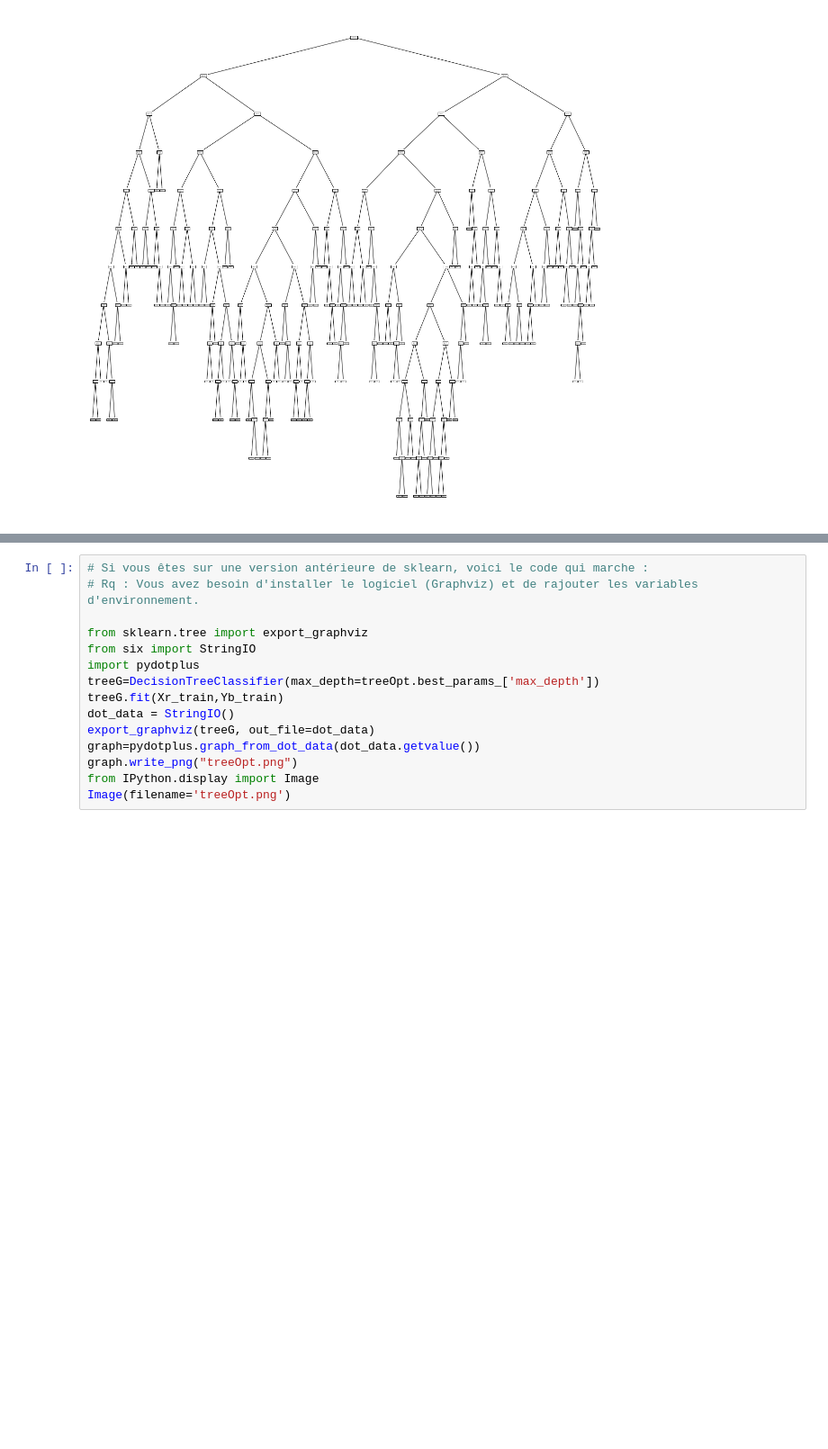
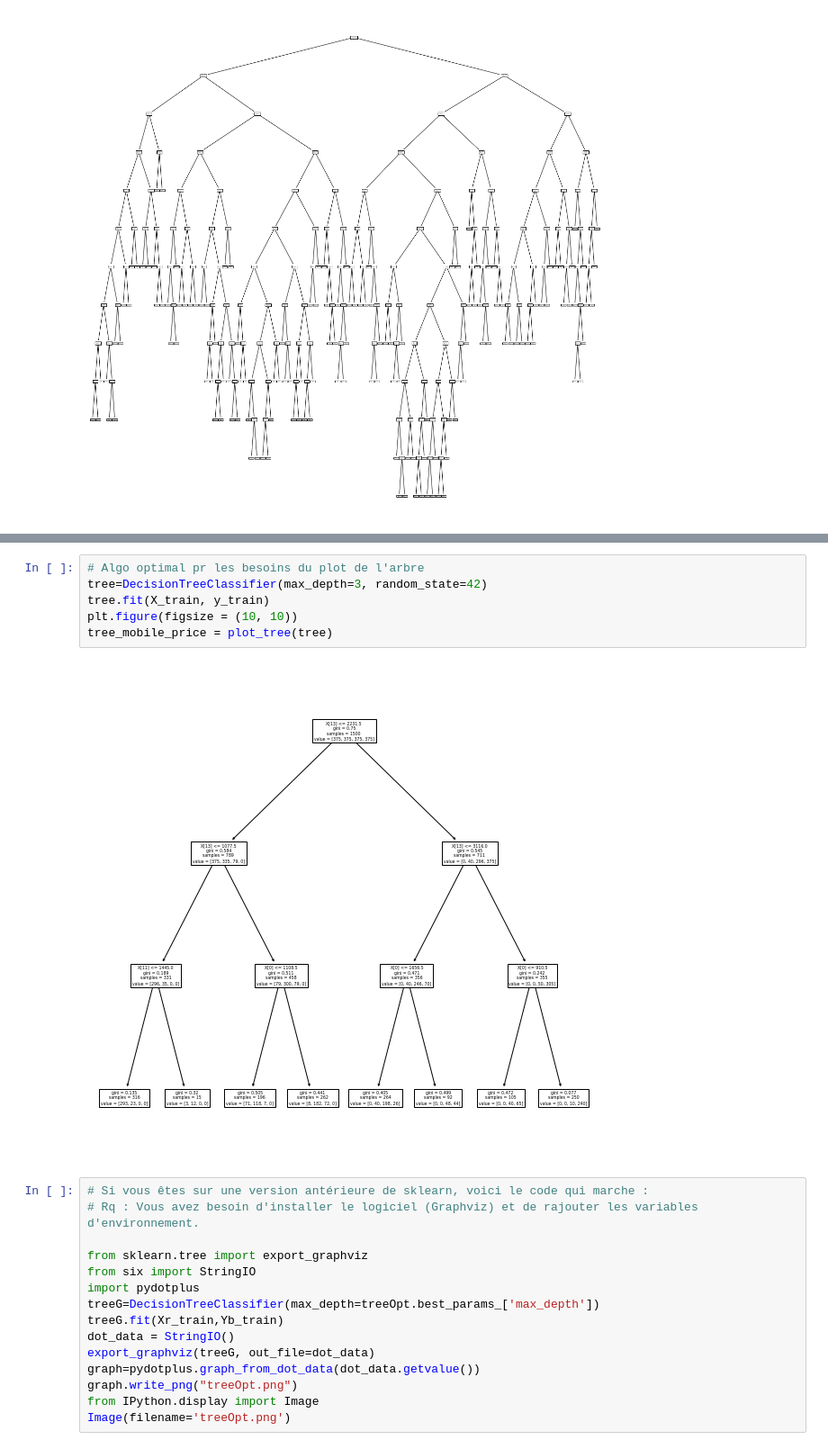
Before and after one commit to TsioryRa/Mobile_Price, a Jupyter notebook: mobile-prices-decicison-tree.ipynb, the cells around one changed output, grey strips where cells are left out. Shown at 90% size. Cells and saved outputs as stored; diff of their text form; blank space fills up the shorter version.

Commit message:
update decision tree

```diff
--- a/mobile-prices-decicison-tree.ipynb
+++ b/mobile-prices-decicison-tree.ipynb
@@ -313,3 +298,11 @@ Successfully installed pydotplus-2.0.2
+# %%
+# Algo optimal pr les besoins du plot de l'arbre
+tree=DecisionTreeClassifier(max_depth=3, random_state=42)
+tree.fit(X_train, y_train)
+plt.figure(figsize = (10, 10))
+tree_mobile_price = plot_tree(tree)
+# %% [output]
+[figure, added]
 # %%
 # Si vous êtes sur une version antérieure de sklearn, voici le code qui marche :
 # Rq : Vous avez besoin d'installer le logiciel (Graphviz) et de rajouter les variables d'environnement.
```
Also changed, not shown: parts of 10 cells of this notebook.
